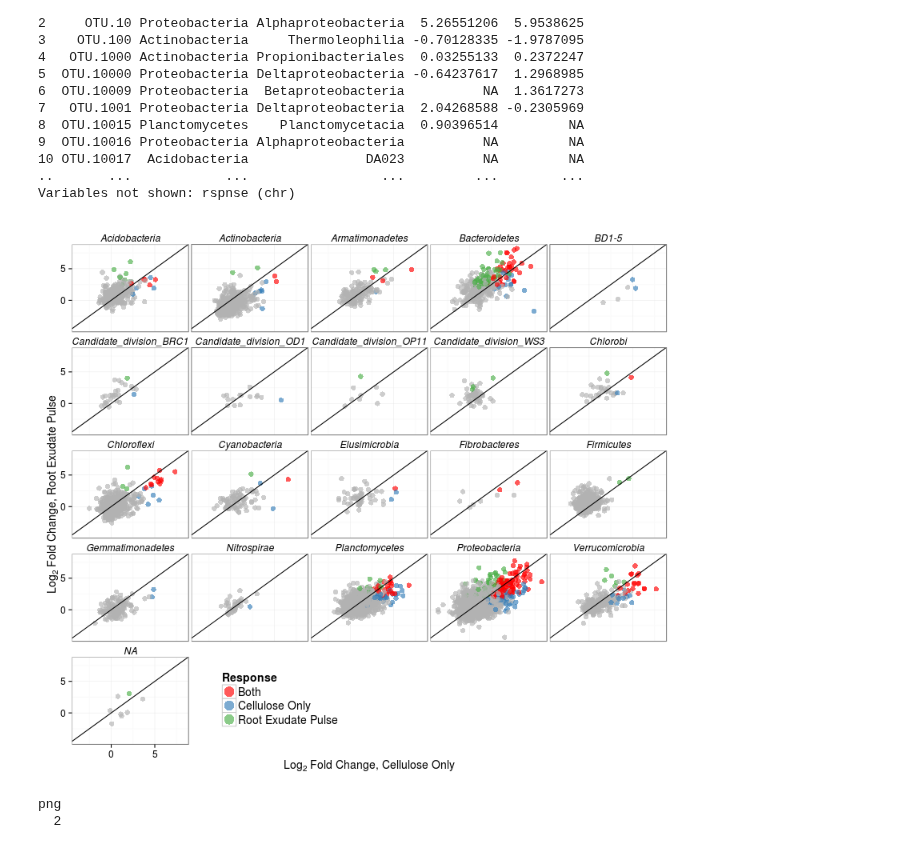
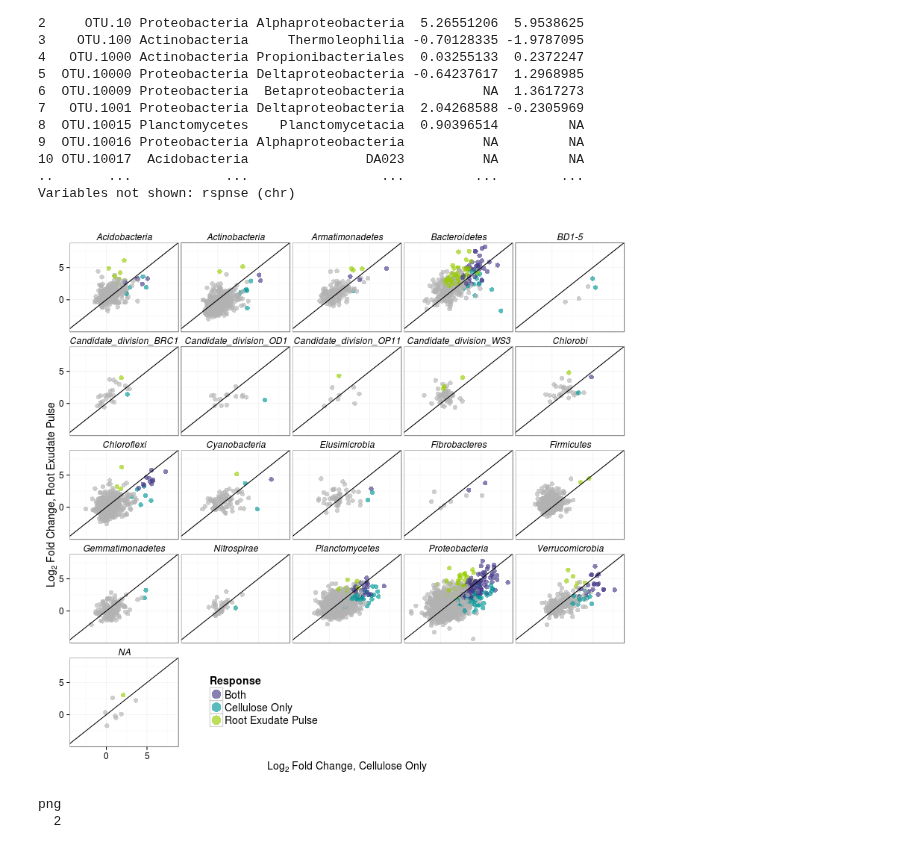
Before and after one commit to acampbellina/priming, a Jupyter notebook: LinReg_phylum.ipynb, the cells around one changed output. Drawn from its saved outputs; the diff is of its cells as text; code cells hidden in the pictures.

```diff
--- a/LinReg_phylum.ipynb
+++ b/LinReg_phylum.ipynb
@@ -400,43 +398,43 @@ Source: local data frame [10,059 x 6]
 ..       ...            ...                 ...         ...        ...
 Variables not shown: rspnse (chr)
 # %%
-%%R -w 800 -h 700
+%%R -w 800 -h 750
 FDR = 0.10
 
-colours = c("red", "#377eb8", "#4daf4a")
+colours = c("slateblue4", "#009999", "#99CC00")
 
 p3 = ggplot(df.700, aes(x = `13C000`, y = `13C700`, color = rspnse))
 
 #p = p + scale_color_manual(values = c("black", "red"))
 
 p3 = p3 + facet_wrap(~Rank2)
 
 p3 = p3 + geom_point(size = 3, alpha = 0.65)
 
 p3 = p3 + geom_abline(intercept = 0)
 
 p3 = p3 + scale_color_manual(values = colours, na.value = "grey70")
 
 p3 = p3 + theme_bw()
 
 p3 = p3 + labs(color = "Response")
 
 p3 = p3 + labs(y = expression(paste("", Log[2]," Fold Change,"," Root Exudate Pulse",sep="")),
              x = expression(paste("", Log[2]," Fold Change,"," Cellulose Only",sep="")))
 
 
 p3 = p3 + theme(strip.background = element_blank(),
               strip.text = element_text(size = 12, face = "italic"),
               axis.text = element_text(size = 12),
               axis.title = element_text(size = 14),
               legend.title = element_text(size = 14),
               legend.text = element_text(size = 14),
               legend.position=c(0.35,0.09))
 p3 = p3 + guides(color = guide_legend(override.aes = list(size = 6)))
 
 p3
 # %% [output]
-[figure, old version]
+[figure, new version]
 # %%
 %%R
 pdf("figs/LinReg_phylum_13CCv13C700.pdf", width = 11, height = 10)
```
Also changed, not shown: parts of 12 cells of this notebook, 6 other files.
